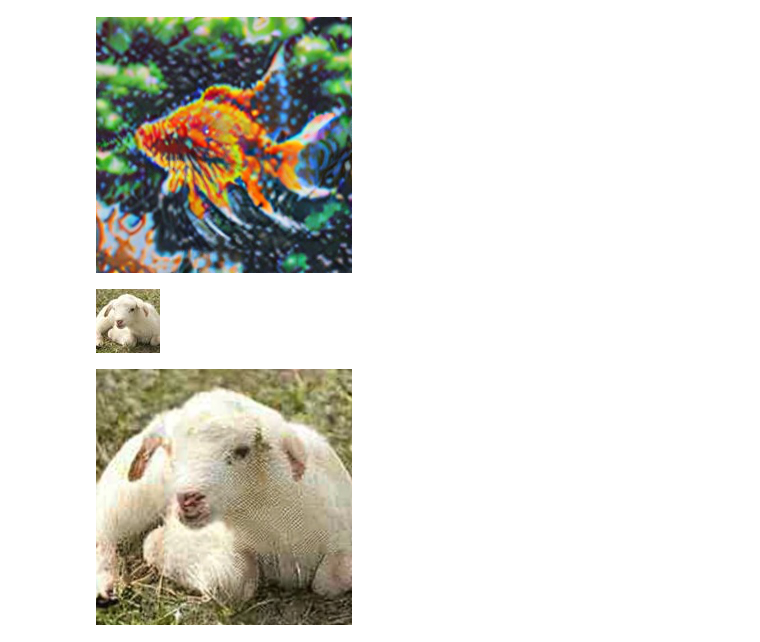
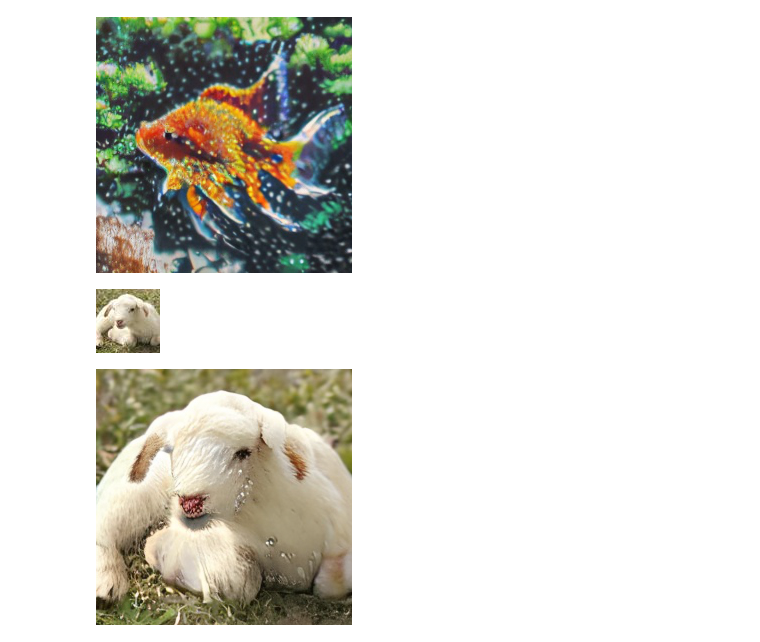
Before and after one commit to Ryankwon03/Reordered-Noise-Processing-in-Super-Resolution, a Jupyter notebook: src/notebooks/stable-diffusion-upscaler.ipynb, the cells around one changed output. Saved outputs shown, nothing was run; the diff lists cells and outputs as text; code cells hidden in the pictures.

```diff
--- a/src/notebooks/stable-diffusion-upscaler.ipynb
+++ b/src/notebooks/stable-diffusion-upscaler.ipynb
@@ -25,25 +22,25 @@ display(upscaled_image)
 # %%
 low_res_img = "../../data/input/image1.png"
 low_res_img = Image.open(low_res_img).convert("RGB")
-display(low_res_img)
+display(low_res_img.resize((256, 256)))
 prompt = "an image of a goldfish"
 
 upscaled_image = pipeline(prompt=prompt, image=low_res_img).images[0]
 display(upscaled_image)
 # %% [output]
 [figure]
-[figure, old version]
+[figure, new version]
 # %%
 low_res_img = "../../data/downsampled/image2.jpg"
 low_res_img = Image.open(low_res_img).convert("RGB")
 display(low_res_img)
-prompt = "a goat laying down in a field"
+prompt = "a lamb laying on the field"
 
 upscaled_image = pipeline(prompt=prompt, image=low_res_img).images[0]
 display(upscaled_image)
 # %% [output]
 [figure]
-[figure, old version]
+[figure, new version]
 # %%
 low_res_img = "../../data/downsampled/image3.jpg"
 low_res_img = Image.open(low_res_img).convert("RGB")
```
Also changed, not shown: parts of 3 cells of this notebook, 14 other files.
